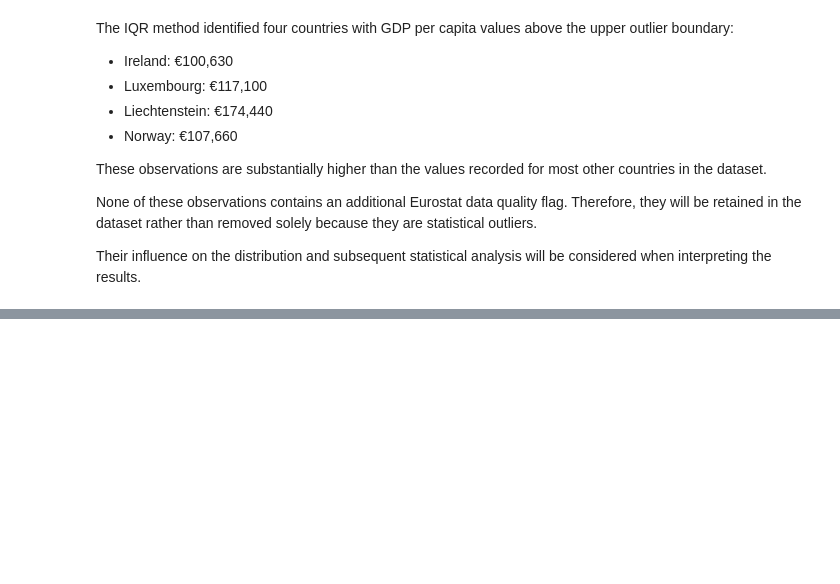
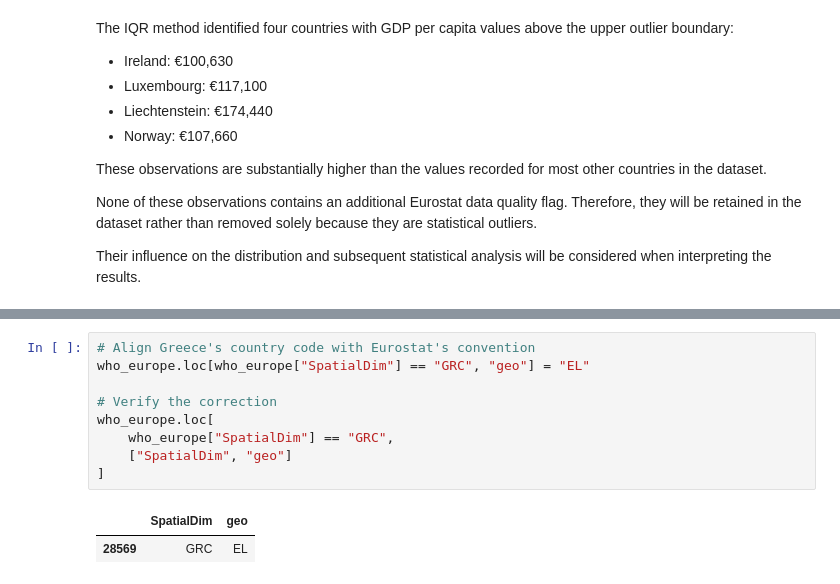
Before and after one commit to Edgybug/european-physical-activity-and-public-health, a Jupyter notebook: notebooks/01_data_exploration.ipynb, the cells around one changed output, grey strips where cells are left out. Saved outputs shown, nothing was run; the diff lists cells and outputs as text; blank space fills up the shorter version.

```diff
--- a/notebooks/01_data_exploration.ipynb
+++ b/notebooks/01_data_exploration.ipynb
@@ -1119,0 +1203,12 @@ Establish the final analytical sample.
+# %%
+# Align Greece's country code with Eurostat's convention
+who_europe.loc[who_europe["SpatialDim"] == "GRC", "geo"] = "EL"
+
+# Verify the correction
+who_europe.loc[
+    who_europe["SpatialDim"] == "GRC",
+    ["SpatialDim", "geo"]
+]
+# %% [output]
+|  | SpatialDim | geo |
+| 28569 | GRC | EL |
```
Also changed, not shown: parts of 28 cells of this notebook, 1 other file.
